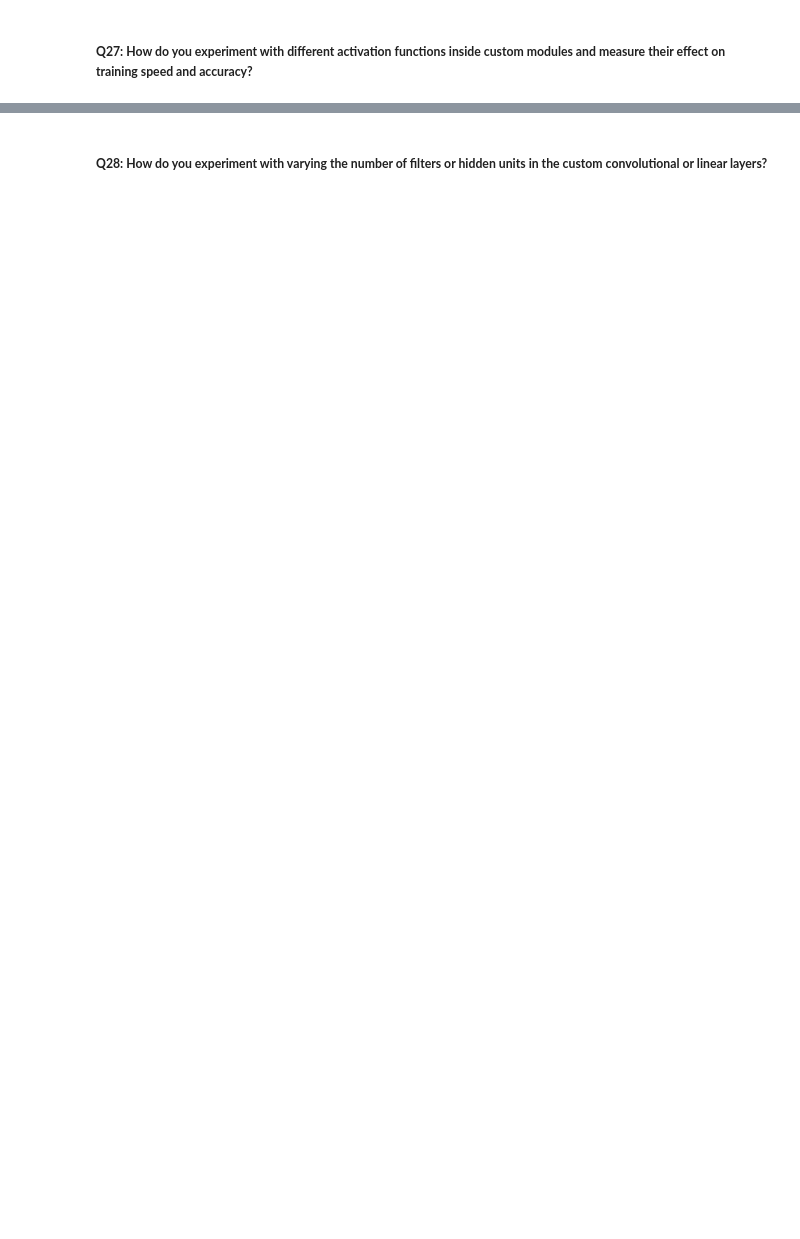
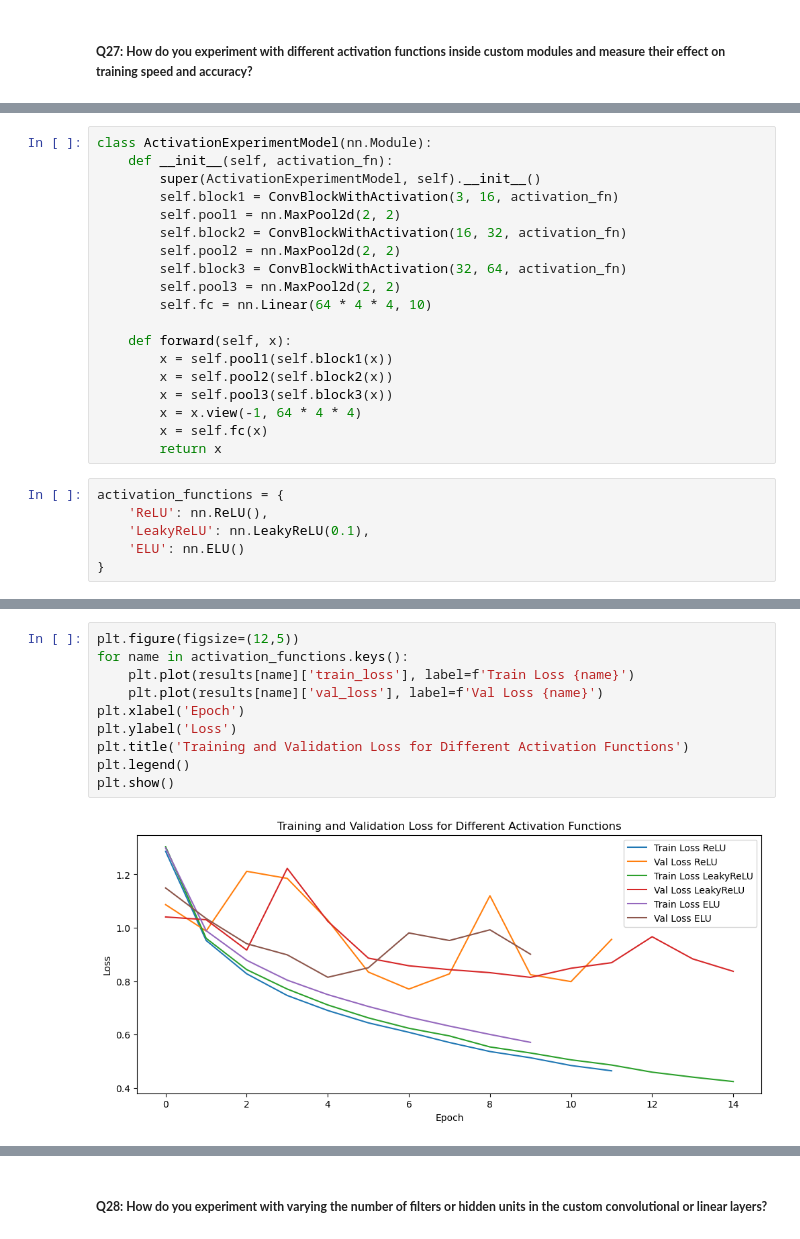
Before and after one commit to fellmir/pyTorchBasis, a Jupyter notebook: 02-advanced-projects/21_complex_models_custom_modules.ipynb, the cells around one changed output, grey strips where cells are left out. Drawn from its saved outputs; the diff is of its cells as text; blank space fills up the shorter version.

```diff
--- a/02-advanced-projects/21_complex_models_custom_modules.ipynb
+++ b/02-advanced-projects/21_complex_models_custom_modules.ipynb
@@ -728,0 +1077,25 @@ plt.show()
+# %%
+class ActivationExperimentModel(nn.Module):
+    def __init__(self, activation_fn):
+        super(ActivationExperimentModel, self).__init__()
+        self.block1 = ConvBlockWithActivation(3, 16, activation_fn)
+        self.pool1 = nn.MaxPool2d(2, 2)
+        self.block2 = ConvBlockWithActivation(16, 32, activation_fn)
+        self.pool2 = nn.MaxPool2d(2, 2)
+        self.block3 = ConvBlockWithActivation(32, 64, activation_fn)
+        self.pool3 = nn.MaxPool2d(2, 2)
+        self.fc = nn.Linear(64 * 4 * 4, 10)
+
+    def forward(self, x):
+        x = self.pool1(self.block1(x))
+        x = self.pool2(self.block2(x))
+        x = self.pool3(self.block3(x))
+        x = x.view(-1, 64 * 4 * 4)
+        x = self.fc(x)
+        return x
+# %%
+activation_functions = {
+    'ReLU': nn.ReLU(),
+    'LeakyReLU': nn.LeakyReLU(0.1),
+    'ELU': nn.ELU()
+}
@@ -728,0 +1200,12 @@ plt.show()
+# %%
+plt.figure(figsize=(12,5))
+for name in activation_functions.keys():
+    plt.plot(results[name]['train_loss'], label=f'Train Loss {name}')
+    plt.plot(results[name]['val_loss'], label=f'Val Loss {name}')
+plt.xlabel('Epoch')
+plt.ylabel('Loss')
+plt.title('Training and Validation Loss for Different Activation Functions')
+plt.legend()
+plt.show()
+# %% [output]
+[figure, added]
```
Also changed, not shown: parts of 27 cells of this notebook.
